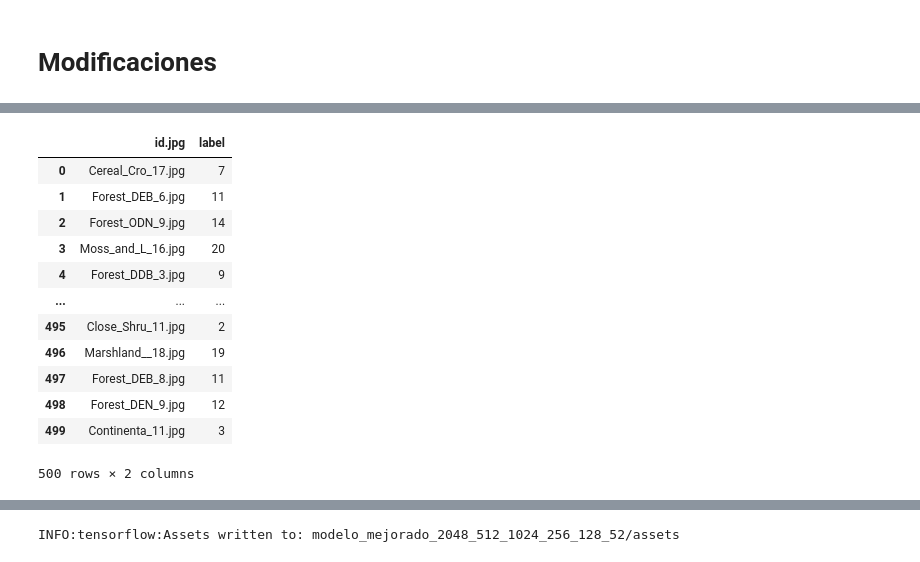
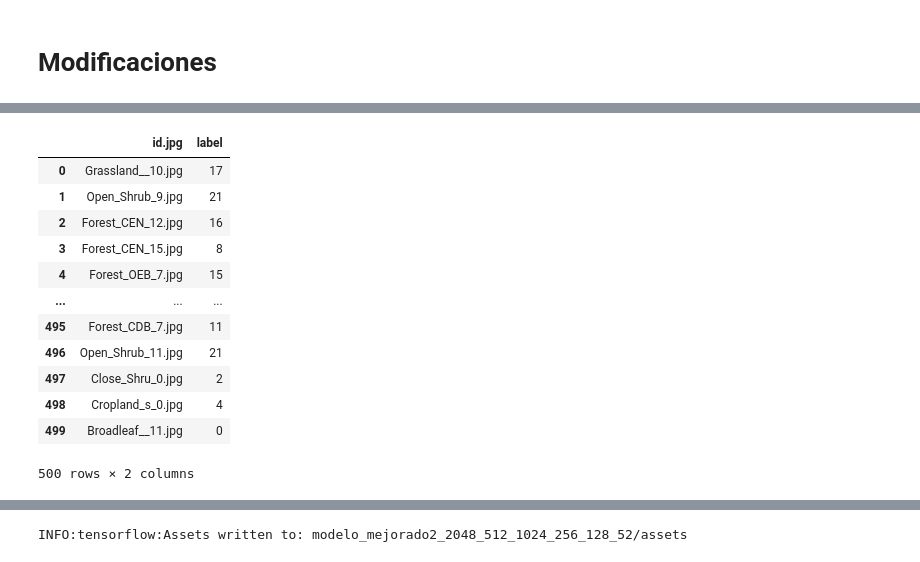
Before and after one commit to lucabem/CompeticionMineria, a Jupyter notebook: batch2.ipynb, the cells around one changed output, grey strips where cells are left out. Cells and saved outputs as stored; diff of their text form; code cells hidden in the pictures.

```diff
--- a/batch2.ipynb
+++ b/batch2.ipynb
@@ -629,18 +236,18 @@ plt.show()
 # %%
-make_predictions(model_2, name_file_submission='modelo_mejorado2_2048_512_1024_256_128_52.csv')
+make_predictions(model_22, name_file_submission='modelo_mejorado2_2048_512_1024_256_128_52.csv')
 # %% [output]
 |  | id.jpg | label |
-| 0 | Cereal_Cro_17.jpg | 7 |
-| 1 | Forest_DEB_6.jpg | 11 |
-| 2 | Forest_ODN_9.jpg | 14 |
-| 3 | Moss_and_L_16.jpg | 20 |
-| 4 | Forest_DDB_3.jpg | 9 |
+| 0 | Grassland__10.jpg | 17 |
+| 1 | Open_Shrub_9.jpg | 21 |
+| 2 | Forest_CEN_12.jpg | 16 |
+| 3 | Forest_CEN_15.jpg | 8 |
+| 4 | Forest_OEB_7.jpg | 15 |
 | ... | ... | ... |
-| 495 | Close_Shru_11.jpg | 2 |
-| 496 | Marshland__18.jpg | 19 |
-| 497 | Forest_DEB_8.jpg | 11 |
-| 498 | Forest_DEN_9.jpg | 12 |
-| 499 | Continenta_11.jpg | 3 |
+| 495 | Forest_CDB_7.jpg | 11 |
+| 496 | Open_Shrub_11.jpg | 21 |
+| 497 | Close_Shru_0.jpg | 2 |
+| 498 | Cropland_s_0.jpg | 4 |
+| 499 | Broadleaf__11.jpg | 0 |
 500 rows × 2 columns
 # %%
 files.download("modelo_mejorado2_2048_512_1024_256_128_52.csv")
@@ -648,7 +255,7 @@ files.download("modelo_mejorado2_2048_512_1024_256_128_52.csv")
 [interactive output not drawn]
 [interactive output not drawn]
 # %%
-model_2.save('modelo_mejorado2_2048_512_1024_256_128_52')
+model_22.save('modelo_mejorado2_2048_512_1024_256_128_52')
 # %% [output]
-INFO:tensorflow:Assets written to: modelo_mejorado_2048_512_1024_256_128_52/assets
+INFO:tensorflow:Assets written to: modelo_mejorado2_2048_512_1024_256_128_52/assets
 # %%
```
Also changed, not shown: parts of 53 cells of this notebook.
